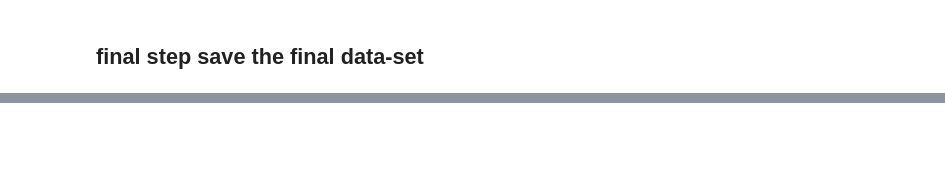
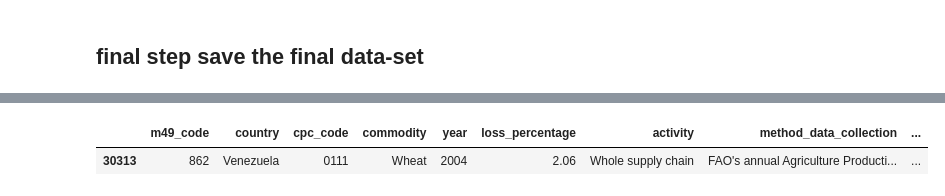
Before and after one commit to malakhassan12/Food-Waste, a Jupyter notebook: notebooks/Step_2_Data_Cleaning_FINAL.ipynb, the cells around one changed output, grey strips where cells are left out. Cells and saved outputs as stored; diff of their text form; code cells hidden in the pictures; blank space fills up the shorter version.

```diff
--- a/notebooks/Step_2_Data_Cleaning_FINAL.ipynb
+++ b/notebooks/Step_2_Data_Cleaning_FINAL.ipynb
@@ -983,0 +1023,5 @@ df.to_csv("../data-set/World-food-waste_cleaned_final.csv", index=False)  # [CHA
+# %%
+df.sample()
+# %% [output]
+|  | m49_code | country | cpc_code | commodity | year | loss_percentage | activity | method_data_collection | ... |
+| 30313 | 862 | Venezuela | 0111 | Wheat | 2004 | 2.06 | Whole supply chain | FAO's annual Agriculture Producti... | ... |
```
Also changed, not shown: parts of 17 cells of this notebook, 8 other files.
